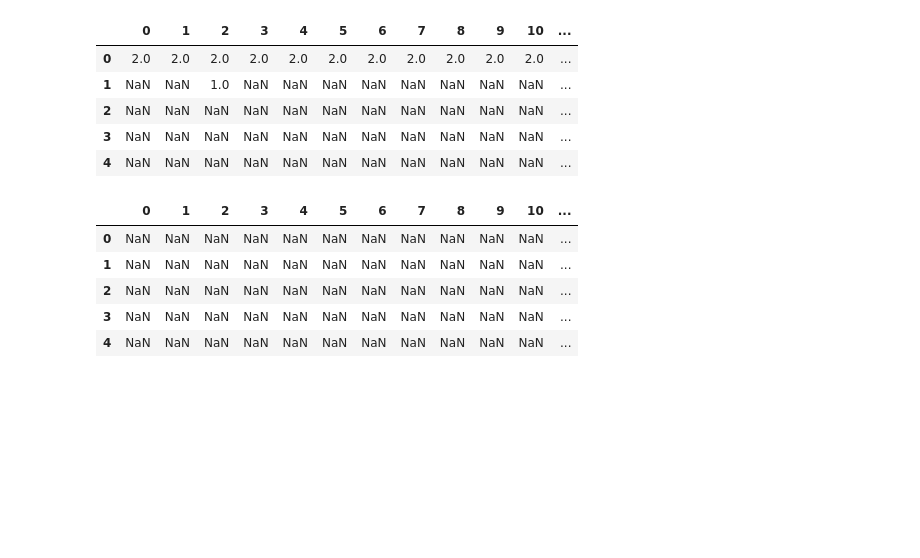
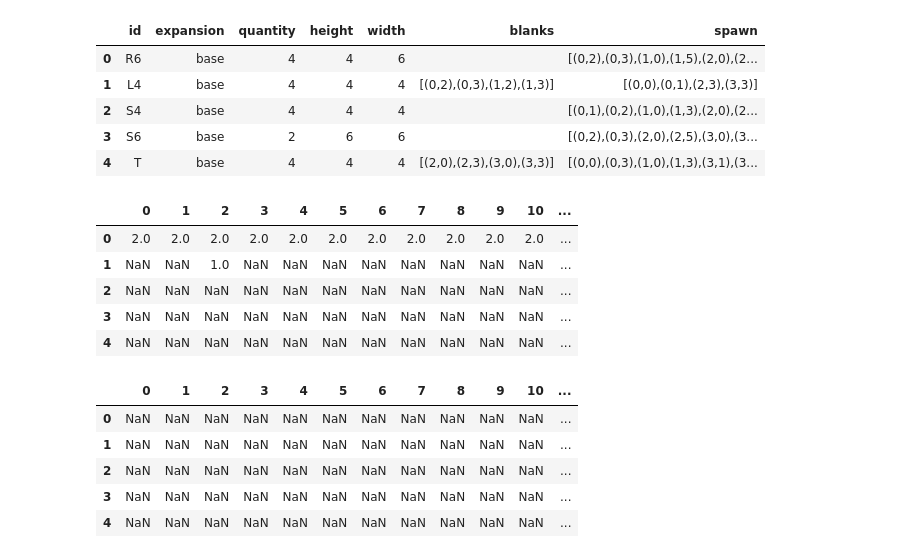
Before and after one commit to KevinCarr42/Descent_AI, a Jupyter notebook: DescentMapGenerator.ipynb, the cells around one changed output. Cells and saved outputs as stored; diff of their text form; code cells hidden in the pictures; blank space fills up the shorter version.

```diff
--- a/DescentMapGenerator.ipynb
+++ b/DescentMapGenerator.ipynb
@@ -32,6 +173,16 @@ tile_df.fillna('')
 # TODO: create a class that tracks tiles, objects, monsters on df layers, replace/overlay to display
 # consider a return self pandas style workflow (leave for now)
 # do EDA of scenarios to check average and variance for n monsters/tiles/treasures, boss powers, etc
+# %%
+MAP_TILES = pd.read_csv('tile_import.csv')
+MAP_TILES.fillna('').head()
+# %% [output]
+|  | id | expansion | quantity | height | width | blanks | spawn |
+| 0 | R6 | base | 4 | 4 | 6 |  | [(0,2),(0,3),(1,0),(1,5),(2,0),(2... |
+| 1 | L4 | base | 4 | 4 | 4 | [(0,2),(0,3),(1,2),(1,3)] | [(0,0),(0,1),(2,3),(3,3)] |
+| 2 | S4 | base | 4 | 4 | 4 |  | [(0,1),(0,2),(1,0),(1,3),(2,0),(2... |
+| 3 | S6 | base | 2 | 6 | 6 |  | [(0,2),(0,3),(2,0),(2,5),(3,0),(3... |
+| 4 | T | base | 4 | 4 | 4 | [(2,0),(2,3),(3,0),(3,3)] | [(0,0),(0,3),(1,0),(1,3),(3,1),(3... |
 # %%
 class DescentMap:
     # constants
```
Also changed, not shown: parts of 6 cells of this notebook, 1 other file.
